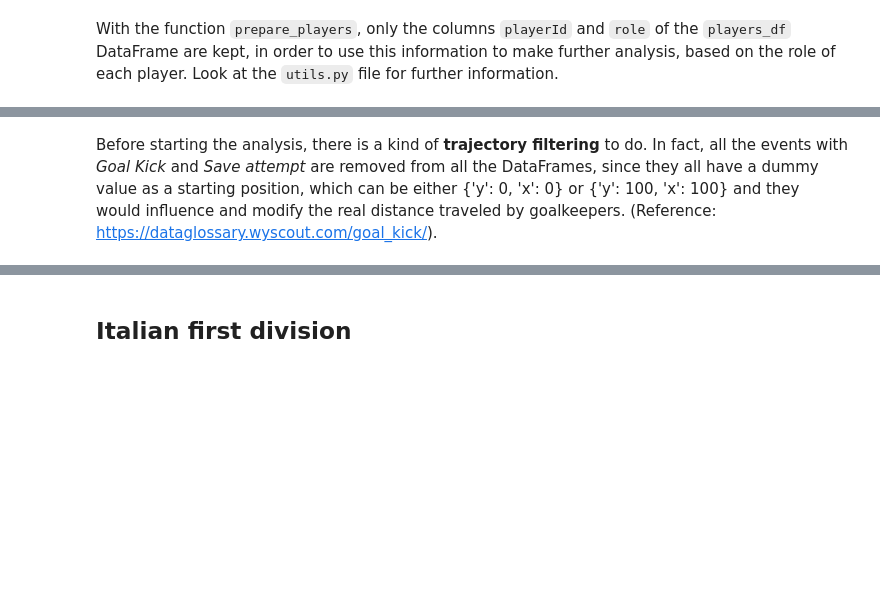
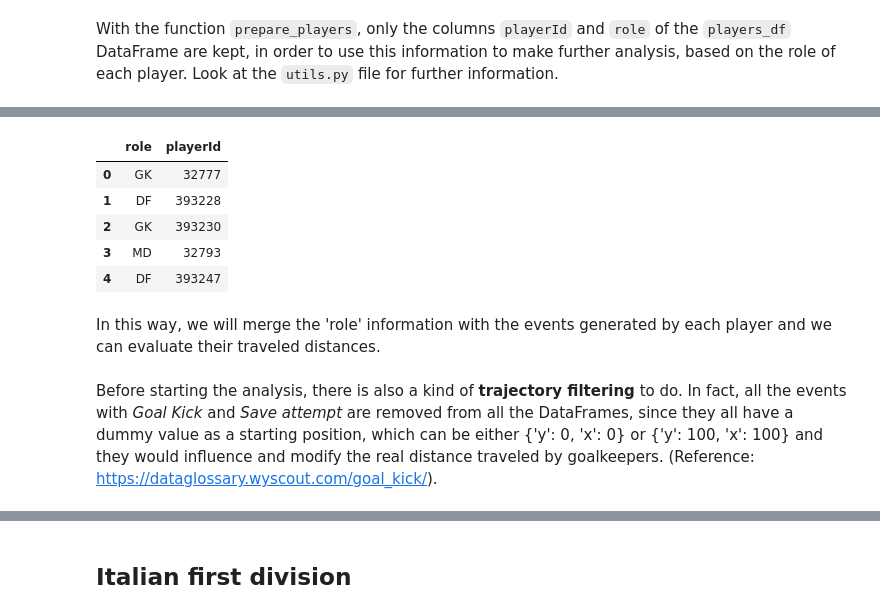
Before and after one commit to PasqualeEsposito/Geospatial_Analytics, a Jupyter notebook: Distances_analysis.ipynb, the cells around one changed output, grey strips where cells are left out. Drawn from its saved outputs; the diff is of its cells as text; code cells hidden in the pictures; blank space fills up the shorter version.

```diff
--- a/Distances_analysis.ipynb
+++ b/Distances_analysis.ipynb
@@ -65,7 +74,18 @@ With the function `prepare_players`, only the columns `playerId` and `role` of t
 # %%
 players_df = prepare_players(players_df)
+# %%
+players_df.head()
+# %% [output]
+|  | role | playerId |
+| 0 | GK | 32777 |
+| 1 | DF | 393228 |
+| 2 | GK | 393230 |
+| 3 | MD | 32793 |
+| 4 | DF | 393247 |
+# %% [markdown]
+In this way, we will merge the 'role' information with the events generated by each player and we can evaluate their traveled distances.
 # %% [markdown]
-Before starting the analysis, there is a kind of **trajectory filtering** to do. In fact, all the events with _Goal Kick_ and _Save attempt_ are removed from all the DataFrames, since they all have a dummy value as a starting position, which can be either {'y': 0, 'x': 0} or {'y': 100, 'x': 100} and they would influence and modify the real distance traveled by goalkeepers. (Reference: https://dataglossary.wyscout.com/goal_kick/).
+Before starting the analysis, there is also a kind of **trajectory filtering** to do. In fact, all the events with _Goal Kick_ and _Save attempt_ are removed from all the DataFrames, since they all have a dummy value as a starting position, which can be either {'y': 0, 'x': 0} or {'y': 100, 'x': 100} and they would influence and modify the real distance traveled by goalkeepers. (Reference: https://dataglossary.wyscout.com/goal_kick/).
 # %%
 events_to_check = pd.DataFrame()
 for nation in events_df:
```
Also changed, not shown: parts of 46 cells of this notebook.
